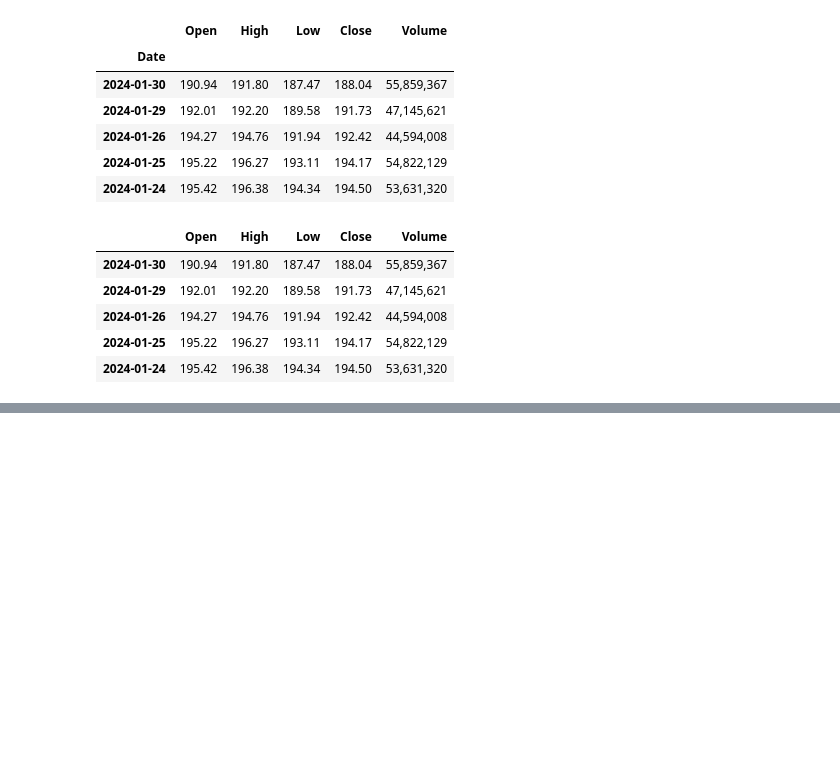
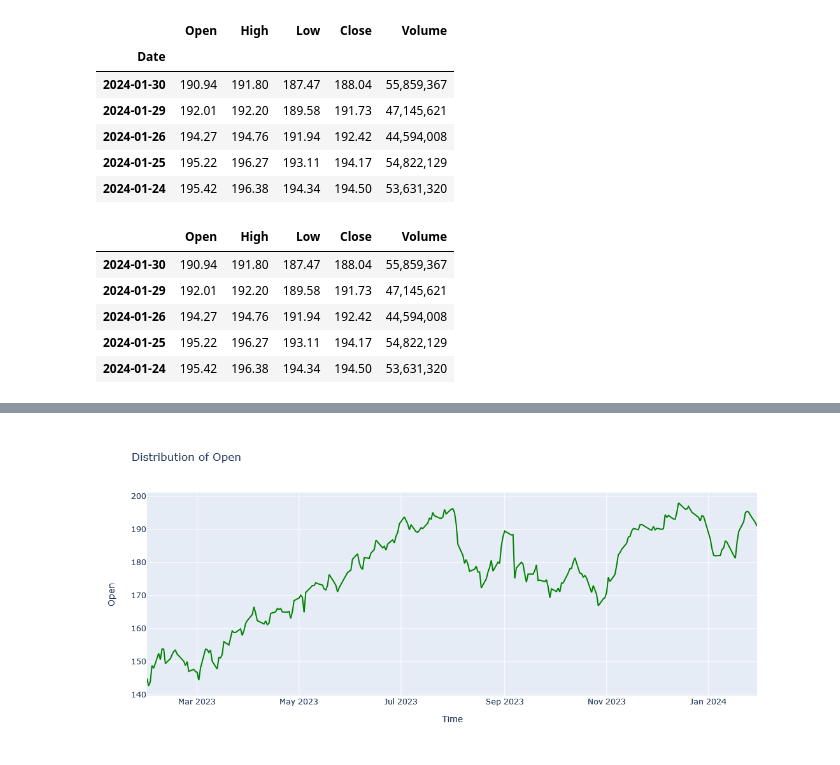
Before and after one commit to arfan64shah/Data_Science, a Jupyter notebook: TIme_Series_Analysis/Apple_Stock_Time_Series_Analysis.ipynb, the cells around one changed output, grey strips where cells are left out. Cells and saved outputs as stored; diff of their text form; code cells hidden in the pictures; blank space fills up the shorter version.

```diff
--- a/TIme_Series_Analysis/Apple_Stock_Time_Series_Analysis.ipynb
+++ b/TIme_Series_Analysis/Apple_Stock_Time_Series_Analysis.ipynb
@@ -60,0 +70,7 @@ dataset.head()
+# %%
+fig2 = go.Figure()
+fig2.add_trace(go.Line(x = dataset.index, y = dataset['Open'], marker = dict(color = 'green')))
+fig2.update_layout(title = 'Distribution of Open', xaxis_title = 'Time', yaxis_title = 'Open', height = 500)
+fig2.show()
+# %% [output]
+[figure, added]
```
Also changed, not shown: parts of 7 cells of this notebook.
